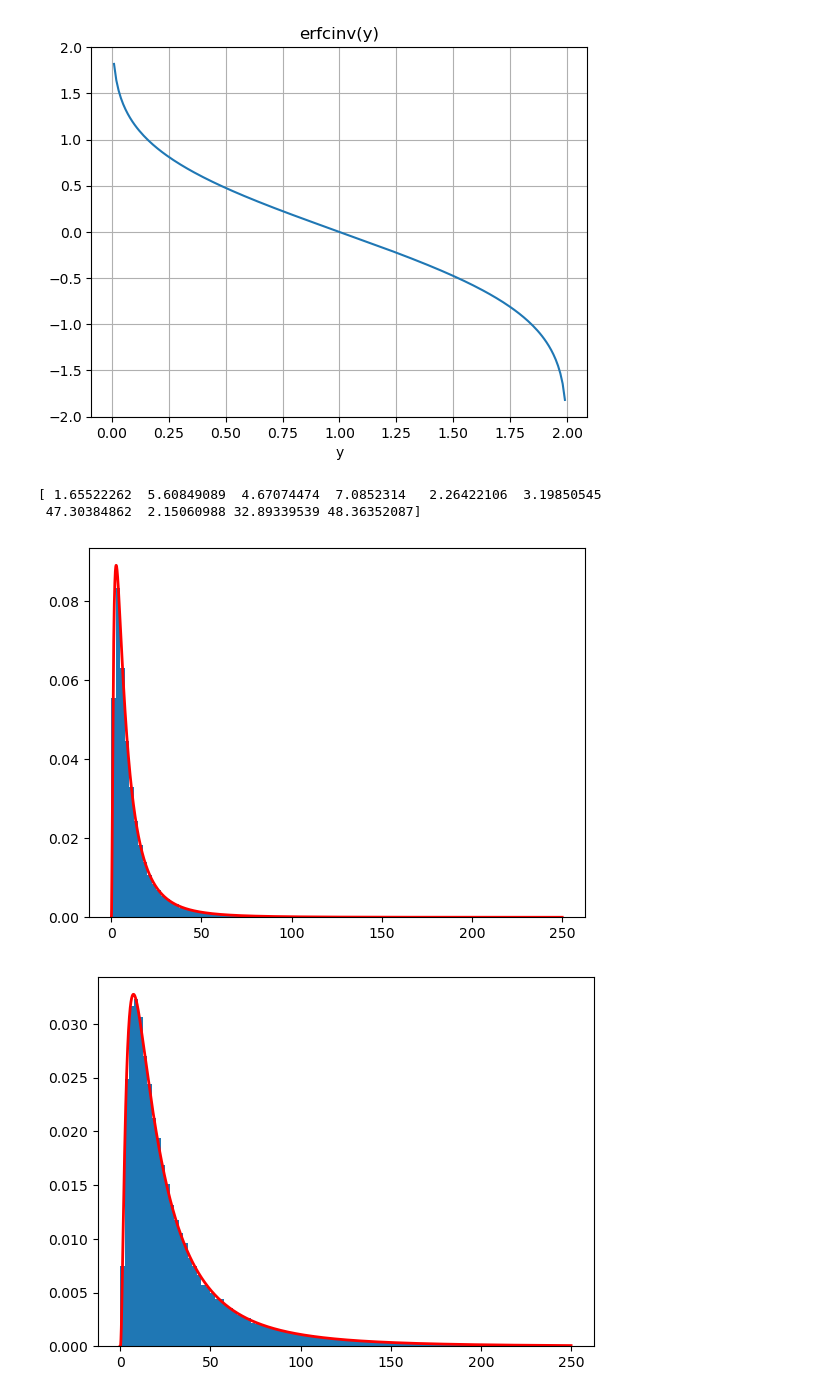
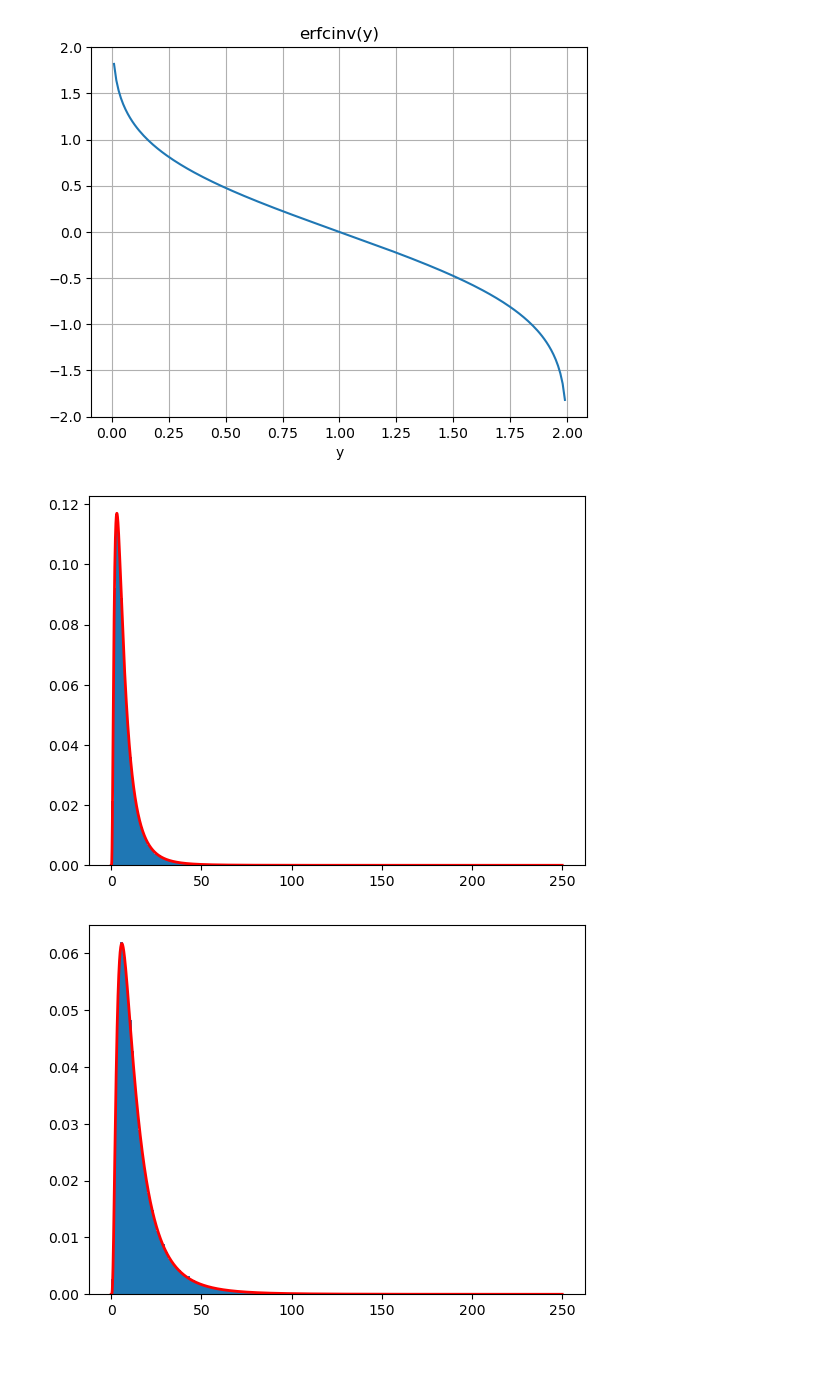
Before and after one commit to brownd1978/RefAna, a Jupyter notebook: xlognx_test.ipynb, the cells around one changed output. Saved outputs shown, nothing was run; the diff lists cells and outputs as text; code cells hidden in the pictures; blank space fills up the shorter version.

```diff
--- a/xlognx_test.ipynb
+++ b/xlognx_test.ipynb
@@ -25,14 +25,11 @@ plt.show()
 # %% [output]
 [figure]
 # %%
-mu, sigma = 2., 1. # mean and standard deviation
+mu, sigma = 1.77, 0.8 # mean and standard deviation
 s = np.random.lognormal(mu, sigma, 100000)
-print(s[0:10])
+#print(s[0:10])
-# %% [output]
-[ 1.65522262  5.60849089  4.67074474  7.0852314   2.26422106  3.19850545
- 47.30384862  2.15060988 32.89339539 48.36352087]
 # %%
-count, bins, ignored = plt.hist(s, 100, density=True, align='mid',range=(0,250))
+count, bins, ignored = plt.hist(s, 200, density=True, align='mid',range=(0,250))
 x = np.linspace(min(bins), max(bins), 10000)
 pdf = (np.exp(-(np.log(x) - mu)**2 / (2 * sigma**2))
        / (x * sigma * np.sqrt(2 * np.pi)))
@@ -40,7 +37,7 @@ plt.plot(x, pdf, linewidth=2, color='r')
 plt.axis('tight')
 plt.show()
 # %% [output]
-[figure, old version]
+[figure, new version]
 # %%
 q = np.random.random(size=100000)
 offset = mu + sigma**2
@@ -48,14 +45,14 @@ scale = -np.sqrt(2)*sigma
 y = np.exp(offset + scale*erfcinv(2*q))
 #print(y)
 # %%
-count, bins, ignored = plt.hist(y, 100, density=True, align='mid',range=(0,250))
+count, bins, ignored = plt.hist(y, 200, density=True, align='mid',range=(0,250))
 #plt.show()
 #print(bins)
 x = np.linspace(0.0, 250, 10000)
 pdf = (np.exp(-(np.log(x) - mu)**2 / (2 * sigma**2))
        / (sigma * np.sqrt(2 * np.pi)*np.exp(mu + 0.5*sigma**2)))
 plt.plot(x, pdf, linewidth=2, color='r')
 plt.axis('tight')
 plt.show()
 # %% [output]
-[figure, old version]
+[figure, new version]
```
